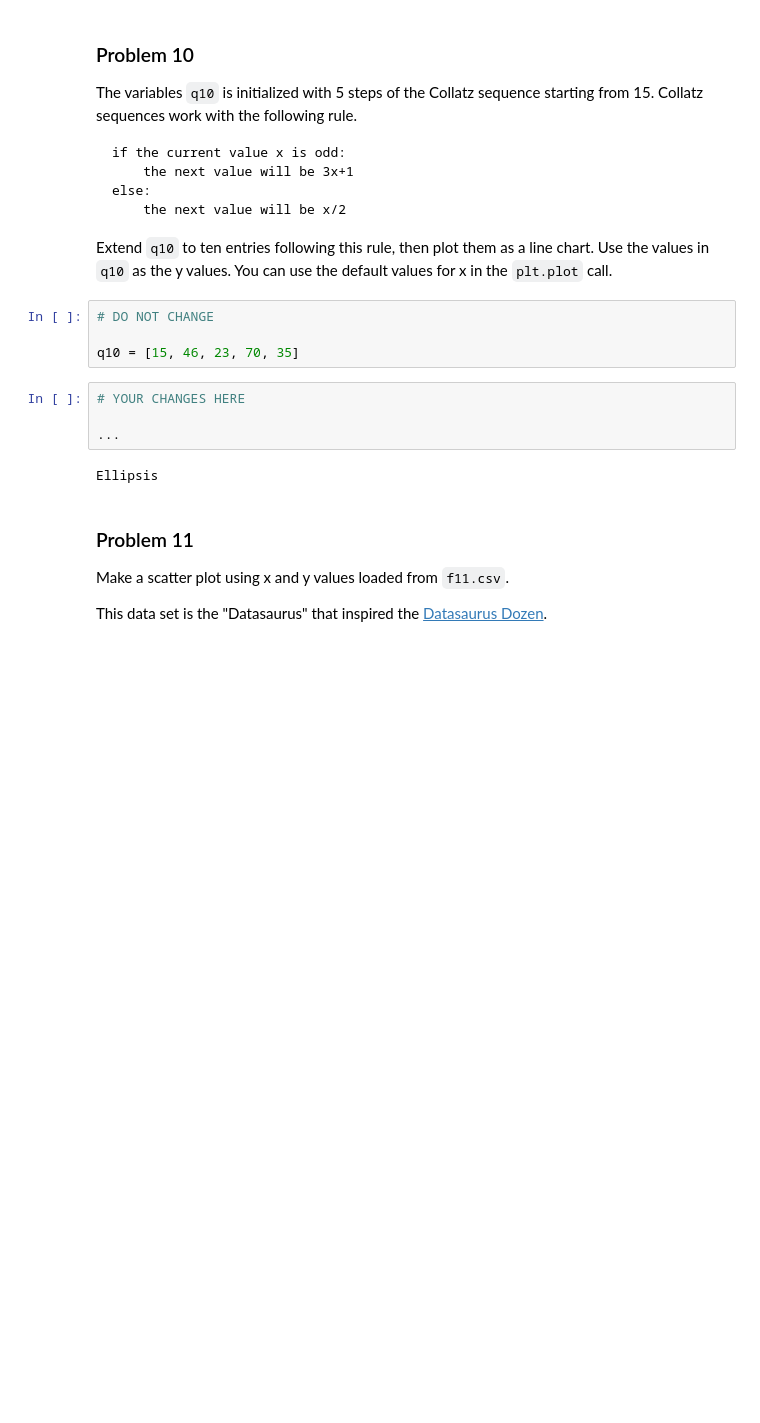
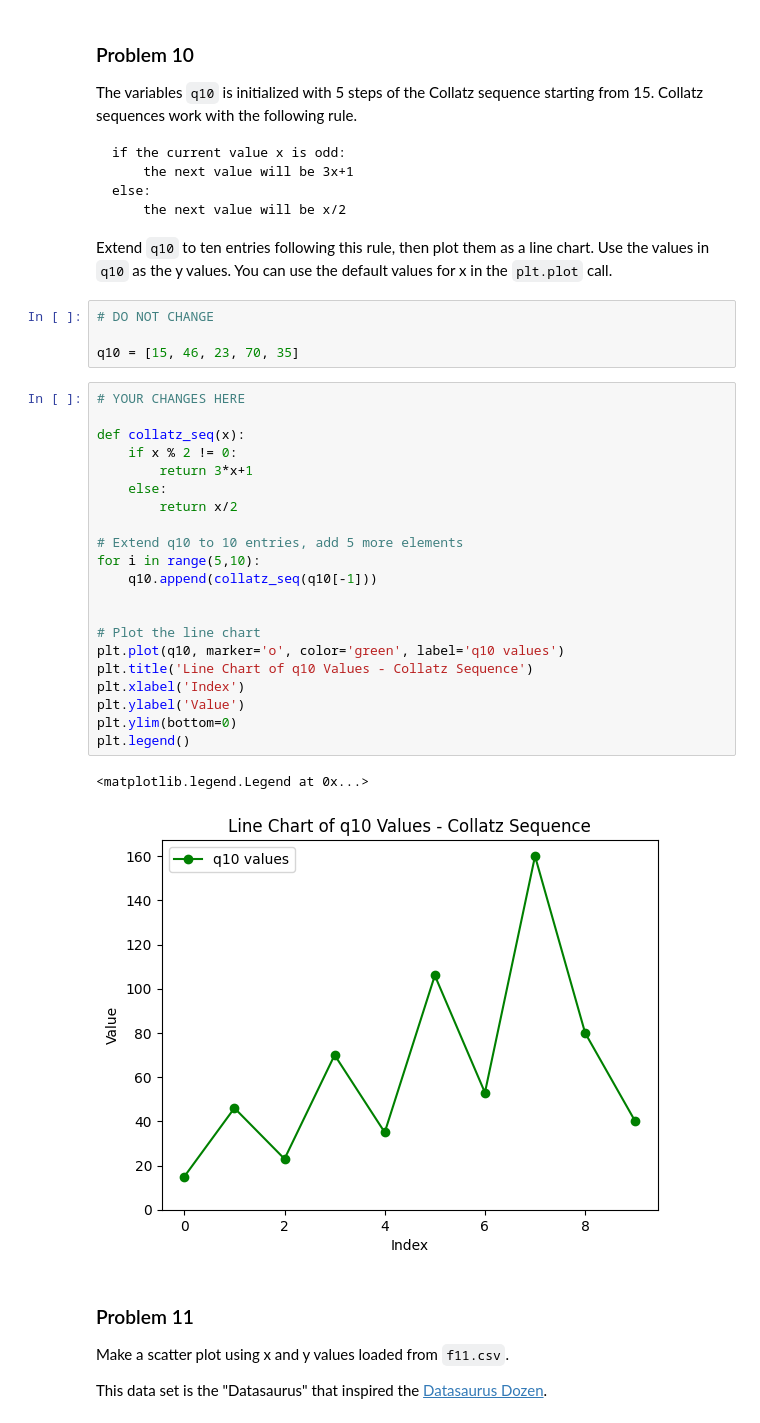
Before and after one commit to jasser-dh/dx602-homework-05, a Jupyter notebook: homework.ipynb, the cells around one changed output. Cells and saved outputs as stored; diff of their text form; blank space fills up the shorter version.

```diff
--- a/homework.ipynb
+++ b/homework.ipynb
@@ -276,12 +324,30 @@ You can use the default values for x in the `plt.plot` call.
 # DO NOT CHANGE
 
 q10 = [15, 46, 23, 70, 35]
-# %%
-# YOUR CHANGES HERE
-
-...
-# %% [output]
-Ellipsis
+# %%
+# YOUR CHANGES HERE
+
+def collatz_seq(x):
+    if x % 2 != 0:
+        return 3*x+1
+    else:
+        return x/2
+
+# Extend q10 to 10 entries, add 5 more elements
+for i in range(5,10):
+    q10.append(collatz_seq(q10[-1]))
+
+
+# Plot the line chart
+plt.plot(q10, marker='o', color='green', label='q10 values')
+plt.title('Line Chart of q10 Values - Collatz Sequence')
+plt.xlabel('Index')
+plt.ylabel('Value')
+plt.ylim(bottom=0)
+plt.legend()
+# %% [output]
+<matplotlib.legend.Legend at 0x...>
+[figure, added]
 # %% [markdown]
 ### Problem 11
 
```
Also changed, not shown: parts of 7 cells of this notebook.
